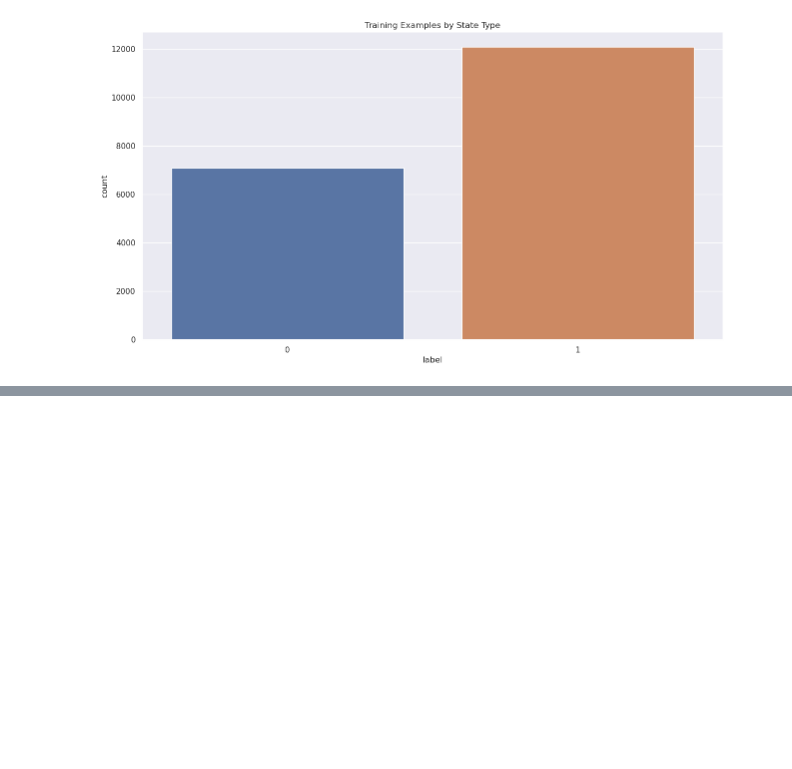
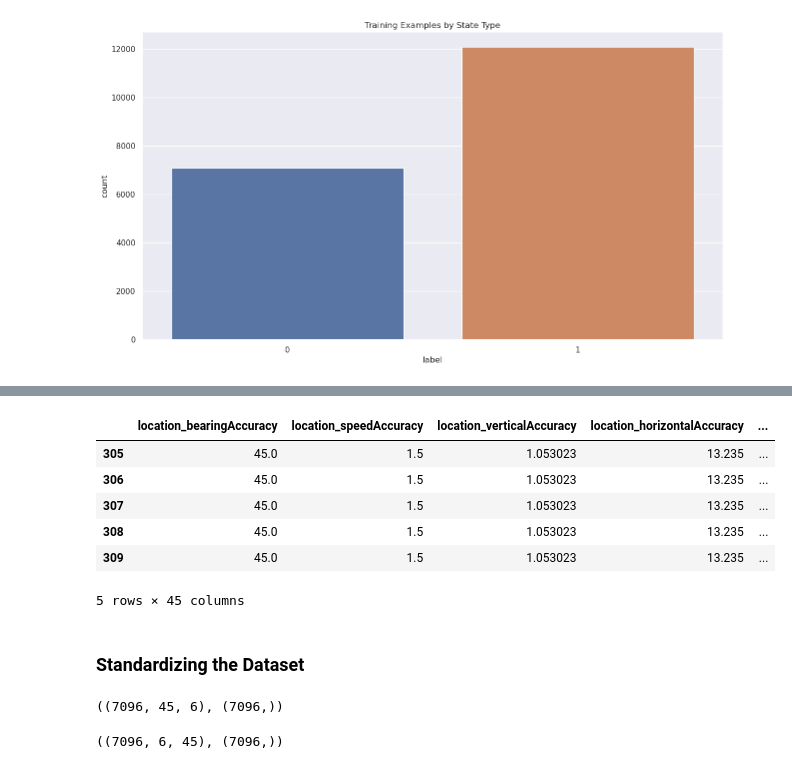
Before and after one commit to bilzkaist/DeepIOD, a Jupyter notebook: DeepIOD_main.ipynb, the cells around one changed output, grey strips where cells are left out. Drawn from its saved outputs; the diff is of its cells as text; code cells hidden in the pictures; blank space fills up the shorter version.

```diff
--- a/DeepIOD_main.ipynb
+++ b/DeepIOD_main.ipynb
@@ -147,0 +233,79 @@ Indoor = df[df['state'] == 'Indoor'].head(530828).copy()
+# %%
+# Encoding the Data with suitable labels
+label = LabelEncoder()
+balanced_data['label'] = label.fit_transform(balanced_data['label'])
+balanced_data.head()
+# %% [output]
+|  | location_bearingAccuracy | location_speedAccuracy | location_verticalAccuracy | location_horizontalAccuracy | ... |
+| 305 | 45.0 | 1.5 | 1.053023 | 13.235 | ... |
+| 306 | 45.0 | 1.5 | 1.053023 | 13.235 | ... |
+| 307 | 45.0 | 1.5 | 1.053023 | 13.235 | ... |
+| 308 | 45.0 | 1.5 | 1.053023 | 13.235 | ... |
+| 309 | 45.0 | 1.5 | 1.053023 | 13.235 | ... |
+5 rows × 45 columns
+# %% [markdown]
+### Standardizing the Dataset
+# %%
+import numpy as np
+import pandas as pd
+
+# Define the get_frames function
+def get_frames(df, frame_size, hop_size, feature_columns, label_column):
+    N_FEATURES = len(feature_columns)
+
+    frames = []
+    labels = []
+    for i in range(0, len(df) - frame_size, hop_size):
+        frame = []
+        for col in feature_columns:
+            frame.append(df[col].values[i: i + frame_size])
+
+        # Retrieve the most common label in this segment
+        label = df[label_column][i + frame_size - 1]  # Assuming label is at the end of the frame
+        frames.append(frame)
+        labels.append(label)
+
+    # Convert lists to numpy arrays
+    frames = np.asarray(frames)
+    labels = np.asarray(labels)
+
+    return frames, labels
+
+# Assuming you have already defined scaled_X DataFrame and get_frames function
+
+# Replace infinite values with NaN
+scaled_X = scaled_X.replace([np.inf, -np.inf], np.nan)
+
+# Drop rows with NaN values
+scaled_X = scaled_X.dropna()
+
+# Reset index after dropping rows
+scaled_X = scaled_X.reset_index()
+
+# Set parameters
+#window_size = 100  # Adjust window size as needed
+Fs = window_size
+frame_size = window_size
+hop_size = int(window_size / 3)
+
+# Get feature columns dynamically
+feature_columns = scaled_X.columns[scaled_X.columns != 'label'].tolist()
+
+# Call the get_frames function
+X, y = get_frames(scaled_X, frame_size, hop_size, feature_columns, 'label')
+
+# Output the shapes of X and y
+X.shape, y.shape
+# %% [output]
+((7096, 45, 6), (7096,))
+# %%
+# Call the get_frames function
+X, y = get_frames(scaled_X, frame_size, hop_size, feature_columns, 'label')
+
+# Transpose X array to have shape (428, 100, 44)
+X = X.transpose(0, 2, 1)
+
+# Output the shapes of X and y
+X.shape, y.shape
+# %% [output]
+((7096, 6, 45), (7096,))
```
Also changed, not shown: parts of 27 cells of this notebook.
